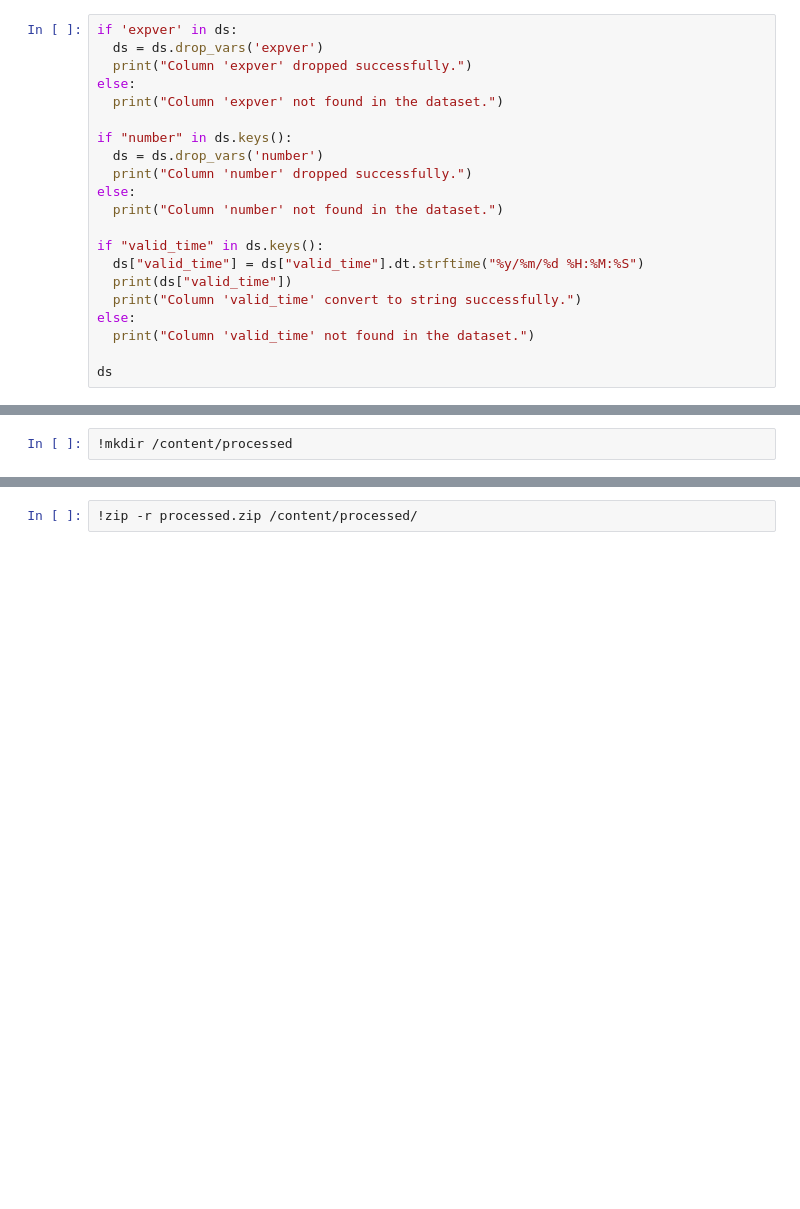
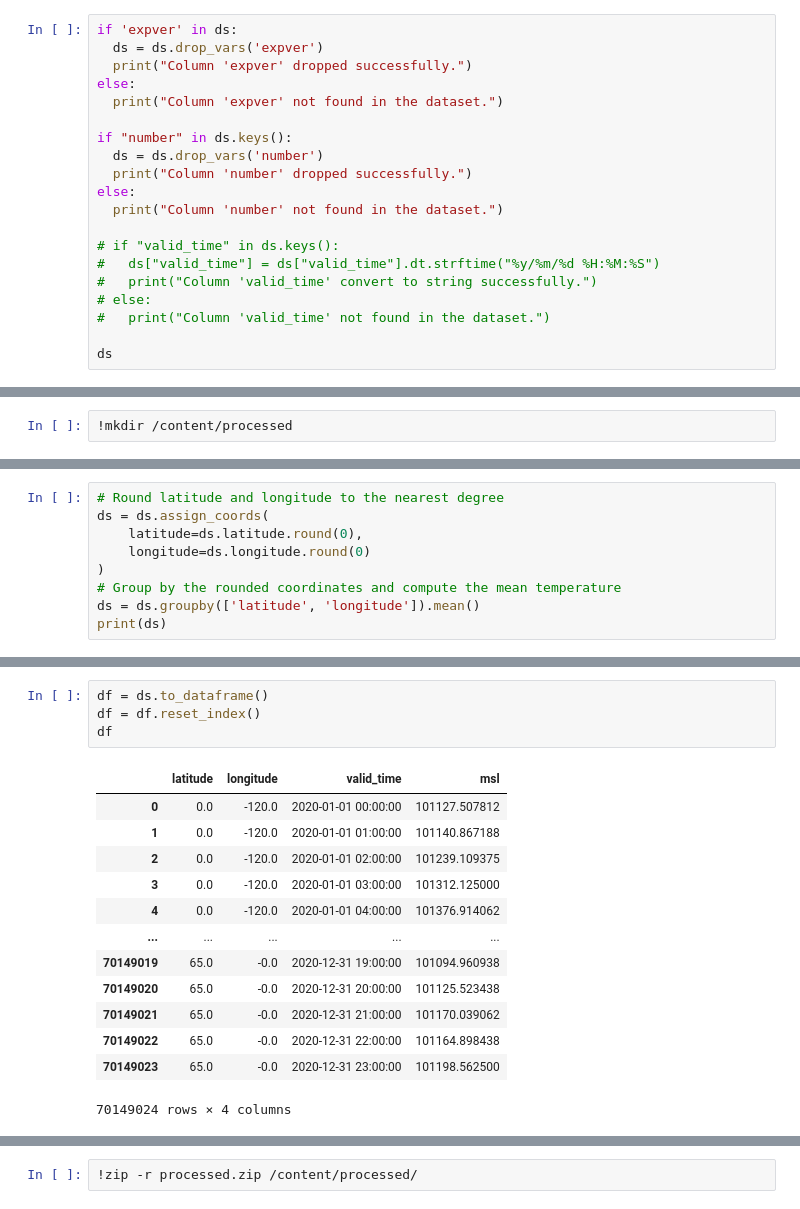
Before and after one commit to Antel0pe/HurricaneSimulation, a Jupyter notebook: notebooks/era5_to_csv.ipynb, the cells around one changed output, grey strips where cells are left out. Saved outputs shown, nothing was run; the diff lists cells and outputs as text; blank space fills up the shorter version.

```diff
--- a/notebooks/era5_to_csv.ipynb
+++ b/notebooks/era5_to_csv.ipynb
@@ -131,12 +149,11 @@ if "number" in ds.keys():
 else:
   print("Column 'number' not found in the dataset.")
 
-if "valid_time" in ds.keys():
-  ds["valid_time"] = ds["valid_time"].dt.strftime("%y/%m/%d %H:%M:%S")
-  print(ds["valid_time"])
-  print("Column 'valid_time' convert to string successfully.")
-else:
-  print("Column 'valid_time' not found in the dataset.")
+# if "valid_time" in ds.keys():
+#   ds["valid_time"] = ds["valid_time"].dt.strftime("%y/%m/%d %H:%M:%S")
+#   print("Column 'valid_time' convert to string successfully.")
+# else:
+#   print("Column 'valid_time' not found in the dataset.")
 
 ds
 # %% [output]
@@ -224,0 +179,9 @@ TypeError: object of type 'NoneType' has no len()
+# %%
+# Round latitude and longitude to the nearest degree
+ds = ds.assign_coords(
+    latitude=ds.latitude.round(0),
+    longitude=ds.longitude.round(0)
+)
+# Group by the rounded coordinates and compute the mean temperature
+ds = ds.groupby(['latitude', 'longitude']).mean()
+print(ds)
@@ -224,0 +204,18 @@ TypeError: object of type 'NoneType' has no len()
+# %%
+df = ds.to_dataframe()
+df = df.reset_index()
+df
+# %% [output]
+|  | latitude | longitude | valid_time | msl |
+| 0 | 0.0 | -120.0 | 2020-01-01 00:00:00 | 101127.507812 |
+| 1 | 0.0 | -120.0 | 2020-01-01 01:00:00 | 101140.867188 |
+| 2 | 0.0 | -120.0 | 2020-01-01 02:00:00 | 101239.109375 |
+| 3 | 0.0 | -120.0 | 2020-01-01 03:00:00 | 101312.125000 |
+| 4 | 0.0 | -120.0 | 2020-01-01 04:00:00 | 101376.914062 |
+| ... | ... | ... | ... | ... |
+| 70149019 | 65.0 | -0.0 | 2020-12-31 19:00:00 | 101094.960938 |
+| 70149020 | 65.0 | -0.0 | 2020-12-31 20:00:00 | 101125.523438 |
+| 70149021 | 65.0 | -0.0 | 2020-12-31 21:00:00 | 101170.039062 |
+| 70149022 | 65.0 | -0.0 | 2020-12-31 22:00:00 | 101164.898438 |
+| 70149023 | 65.0 | -0.0 | 2020-12-31 23:00:00 | 101198.562500 |
+70149024 rows × 4 columns
```
Also changed, not shown: parts of 12 cells of this notebook.
